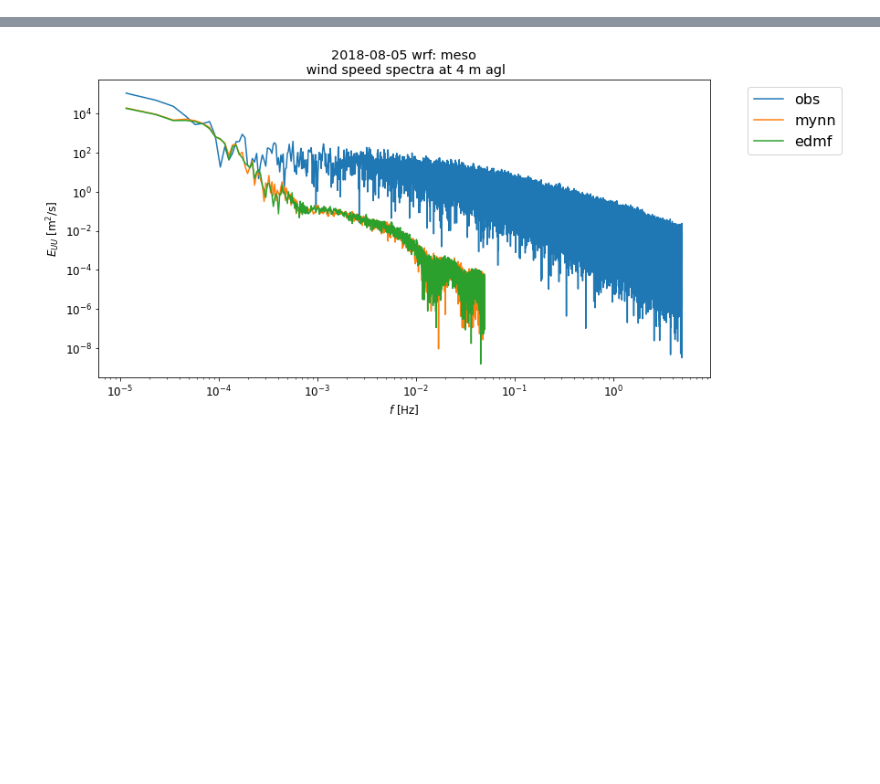
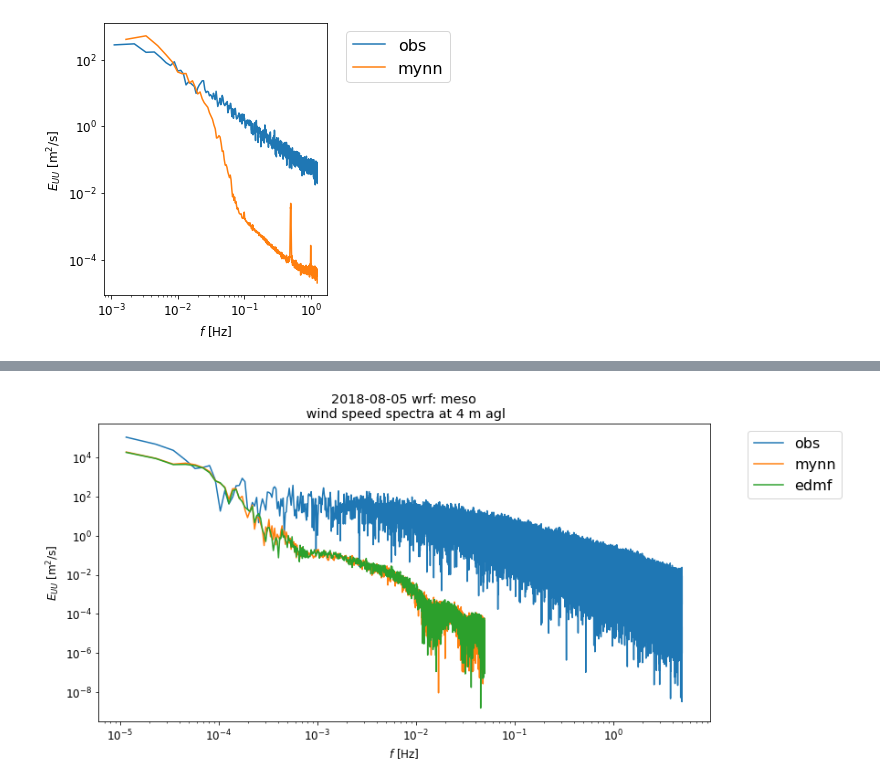
Before and after one commit to joejoeyjoseph/mmc-pnnl-j3, a Jupyter notebook: sgp/eagle/03d_j3wrf_meso-les_spectrum.ipynb, the cells around one changed output, grey strips where cells are left out. Cells and saved outputs as stored; diff of their text form; code cells hidden in the pictures; blank space fills up the shorter version.

```diff
--- a/sgp/eagle/03d_j3wrf_meso-les_spectrum.ipynb
+++ b/sgp/eagle/03d_j3wrf_meso-les_spectrum.ipynb
@@ -39,0 +322,2 @@ share_height = [4, 25]
+# %%
+mynn_ds = mynn_ds.sel(datetime=eval_date)
@@ -39,0 +333,35 @@ share_height = [4, 25]
+# %%
+obs_nc = obs_dir+'sgpco2flxwind25mC1.a1/sgpco2flxwind25mC1.a1.'+eval_date.replace('-', '')+'.000000.custom.nc'
+obs_ds = xr.open_mfdataset(obs_nc)
+
+obs_ds['wspd'], obs_ds['wdir'] = calc_wind(obs_ds, u='u_wind', v='v_wind')
+
+obs_ds = obs_ds.sel(time=eval_date)
+
+obs_ds = obs_ds.resample(time='0.4S').nearest()
+# %%
+mynn_ds = mynn_ds.sel(datetime=eval_date)
+edmf_ds = edmf_ds.sel(datetime=eval_date)
+# %%
+obs_spectra = calc_spectra(obs_ds.sel(time=slice('2018-08-05T18', '2018-08-05T19')),
+                          var_oi='wspd',
+                          spectra_dim='time',
+                          window='hamming',
+                           window_length='10min',
+                          )
+
+mynn_spectra = calc_spectra(mynn_ds.sel(datetime=slice('2018-08-05T18', '2018-08-05T19')),
+                          var_oi='wspd',
+                          spectra_dim='datetime',
+                          window='hamming',
+                            level_dim='height',
+                           window_length='10min',
+                          )
+
+ax = plot_spectrum(
+            datasets={'obs': obs_spectra.to_dataframe(),
+                      'mynn': mynn_spectra.sel(height=25).to_dataframe()},
+            fields='wspd',
+            showlegend=True)
+# %% [output]
+[figure, added]
```
Also changed, not shown: parts of 12 cells of this notebook.
